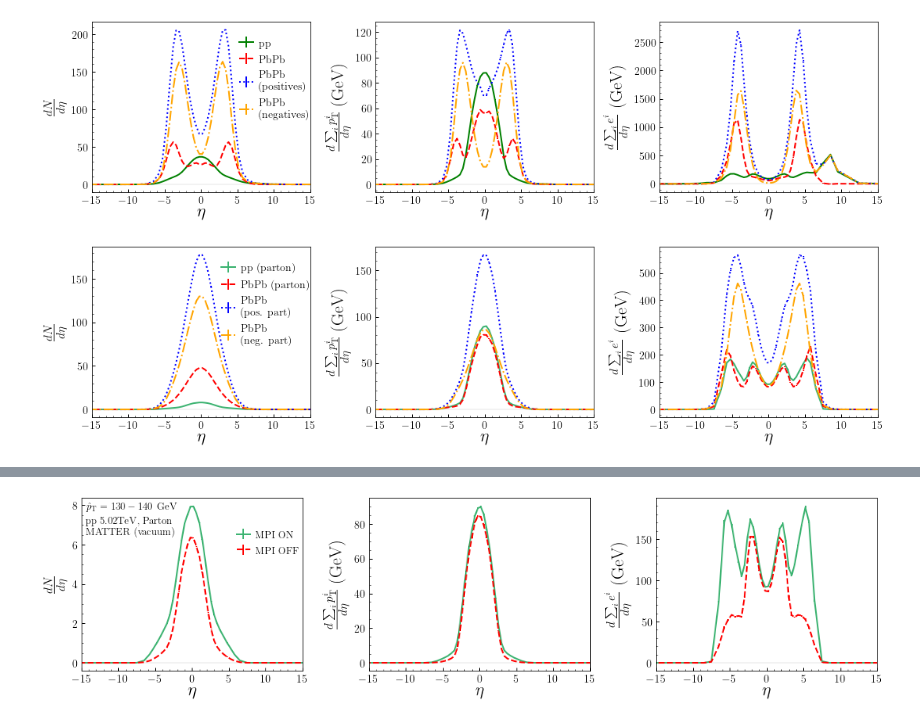
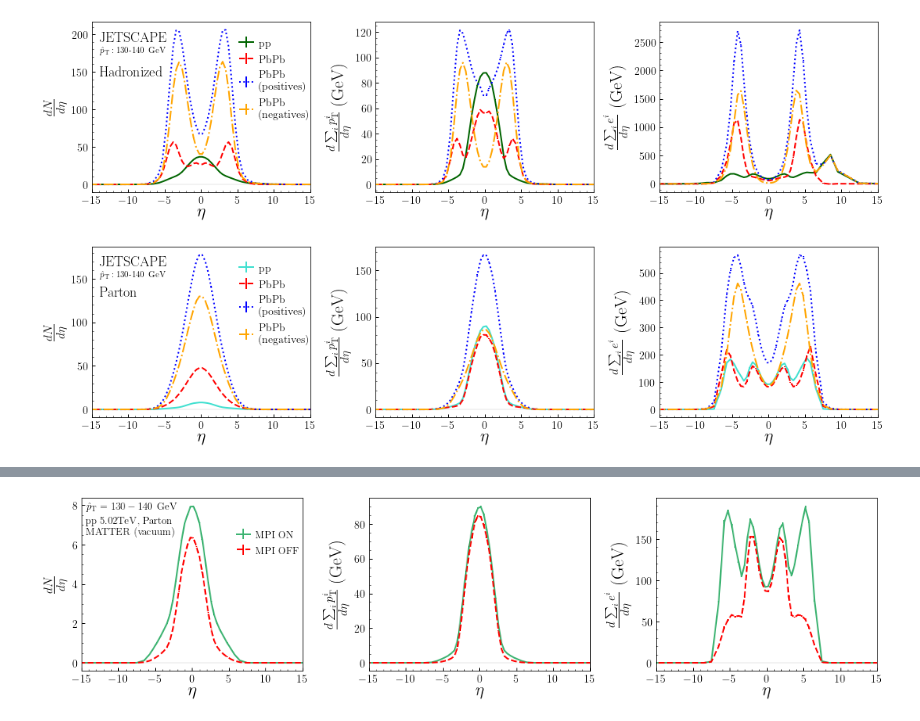
Before and after one commit to yasukitachibana/JetAnalysis, a Jupyter notebook: plot/RapDist.ipynb, the cells around one changed output, grey strips where cells are left out. Saved outputs shown, nothing was run; the diff lists cells and outputs as text; code cells hidden in the pictures.

```diff
--- a/plot/RapDist.ipynb
+++ b/plot/RapDist.ipynb
@@ -87,7 +87,7 @@ for i in range(3):
     x4step = np.append(data4[:xlen,1],data4[xlen-1,2])
     y4step = -np.append(data4[:xlen,3],data4[xlen-1,3])
 
-    axs[i].errorbar( x1, y1, yerr=y1err, color='green', linewidth=2, label='pp', linestyle = 'solid' )
+    axs[i].errorbar( x1, y1, yerr=y1err, color='darkgreen', linewidth=2, label='pp', linestyle = 'solid' )
     axs[i].errorbar( x2, y2, yerr=y2err, color='red', linewidth=2, label='PbPb', linestyle = 'dashed' )
     axs[i].errorbar( x3, y3, yerr=y3err, color='blue', linewidth=2, label='PbPb\n(positives)', linestyle = 'dotted' )
     axs[i].errorbar( x4, y4, yerr=y4err, color='orange', linewidth=2, label='PbPb\n(negatives)', linestyle = 'dashdot' )
@@ -95,7 +95,10 @@ for i in range(3):
 # ##########################################################################################################
 
 
-# ax1.text(0.04, 0.8, r'MATTER (vacuum)'+'\n'+r'anti-$k_t$, $R=0.4$'+'\n'+r'$p_{\mathrm{T}}^{\mathrm{jet}}>120$ GeV, $|\eta_{\mathrm {jet}}|<1.6$'+'\n'+r'$p_{\mathrm{T}}^{\mathrm{trk}}>0.7$ GeV', fontsize = 13, ha = 'left')
+ax1.text(-14, 190, r'JETSCAPE', fontsize = 18, ha = 'left')
+ax1.text(-14, 175, r'$\hat{p}_{\mathrm{T}}: 130\mbox{-}140$ GeV', fontsize = 11, ha = 'left')
+ax1.text(-14, 145, r'Hadronized', fontsize = 18, ha = 'left')
+
 # ax2.text(0.04, 0.6, 'Sideband subtraction $1.5<|\Delta \eta| <2.5$', fontsize = 13, ha = 'left')
 
 
@@ -107,7 +110,7 @@ ax1.legend(bbox_to_anchor=(1.07, 1.0), borderaxespad=1,handlelength=1.3, handlet
 plt.tight_layout()
 plt.savefig("eta_dist_run_qhat.pdf")
 # %% [output]
-[figure, old version]
+[figure, new version]
 # %%
 fig, axs = plt.subplots(1, 3, figsize=(18, 4), sharex='col', sharey=False,
                         gridspec_kw={'hspace': 0, 'wspace': 0.3,'width_ratios': (1,1,1)})
@@ -172,38 +175,39 @@ for i in range(3):
     y2 = data2[:xlen,3]
     y2err = data2[:xlen,4]
     x2step = np.append(data2[:xlen,1],data2[xlen-1,2])
     y2step = np.append(data2[:xlen,3],data2[xlen-1,3])
 
     x3 = data3[:xlen,0]
     y3 = data3[:xlen,3]
     y3err = data3[:xlen,4]
     x3step = np.append(data3[:xlen,1],data3[xlen-1,2])
     y3step = np.append(data3[:xlen,3],data3[xlen-1,3])
 
     x4 = data4[:xlen,0]
     y4 = -data4[:xlen,3]
     y4err = data4[:xlen,4]
     x4step = np.append(data4[:xlen,1],data4[xlen-1,2])
     y4step = -np.append(data4[:xlen,3],data4[xlen-1,3])
 
-    axs[i].errorbar( x1, y1, yerr=y1err, color='mediumseagreen', linewidth=2, label='pp (parton)', linestyle = 'solid' )
-    axs[i].errorbar( x2, y2, yerr=y2err, color='red', linewidth=2, label='PbPb (parton)', linestyle = 'dashed' )
-    axs[i].errorbar( x3, y3, yerr=y3err, color='blue', linewidth=2, label='PbPb\n(pos. part)', linestyle = 'dotted' )
-    axs[i].errorbar( x4, y4, yerr=y4err, color='orange', linewidth=2, label='PbPb\n(neg. part)', linestyle = 'dashdot' )
+    axs[i].errorbar( x1, y1, yerr=y1err, color='turquoise', linewidth=2, label='pp', linestyle = 'solid' )
+    axs[i].errorbar( x2, y2, yerr=y2err, color='red', linewidth=2, label='PbPb', linestyle = 'dashed' )
+    axs[i].errorbar( x3, y3, yerr=y3err, color='blue', linewidth=2, label='PbPb\n(positives)', linestyle = 'dotted' )
+    axs[i].errorbar( x4, y4, yerr=y4err, color='orange', linewidth=2, label='PbPb\n(negatives)', linestyle = 'dashdot' )
 
 # ##########################################################################################################
 
 
 #ax1.text(0.04, 0.8, 'Parton, fontsize = 13, ha = 'left')
 # ax2.text(0.04, 0.6, 'Sideband subtraction $1.5<|\Delta \eta| <2.5$', fontsize = 13, ha = 'left')
 
 
+ax1.text(-14, 165, r'JETSCAPE', fontsize = 18, ha = 'left')
+ax1.text(-14, 152, r'$\hat{p}_{\mathrm{T}}: 130\mbox{-}140$ GeV', fontsize = 11, ha = 'left')
+ax1.text(-14, 130, r'Parton', fontsize = 18, ha = 'left')
+ax1.legend(bbox_to_anchor=(1.07, 1.0), borderaxespad=1,handlelength=1.3, handletextpad=0.5,loc='upper right', fontsize=14,edgecolor='none', frameon=True, facecolor='none')
 
-ax1.legend(bbox_to_anchor=(1.07, 1.0), borderaxespad=1,handlelength=1.3, handletextpad=0.5,loc='upper right', fontsize=14,edgecolor='none', frameon=True, facecolor='none')
-# # ax2.legend(bbox_to_anchor=(1.05, 0.9), borderaxespad=1,handlelength=1.3, handletextpad=0.5,loc='upper right', fontsize=12,edgecolor='none', frameon=True, facecolor='none')
-# # ax3.legend(bbox_to_anchor=(1.05, 0.9), borderaxespad=1,handlelength=1.3, handletextpad=0.5,loc='upper right', fontsize=12,edgecolor='none', frameon=True, facecolor='none')
 
 plt.tight_layout()
 plt.savefig("eta_dist_run_qhat_parton.pdf")
 # %% [output]
-[figure, old version]
+[figure, new version]
```
Also changed, not shown: parts of 9 cells of this notebook, 2 other files.
